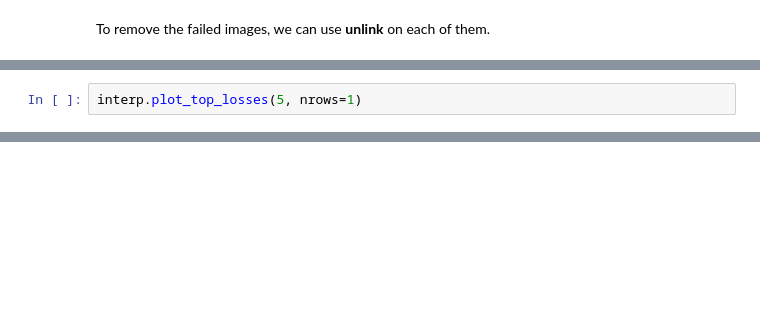
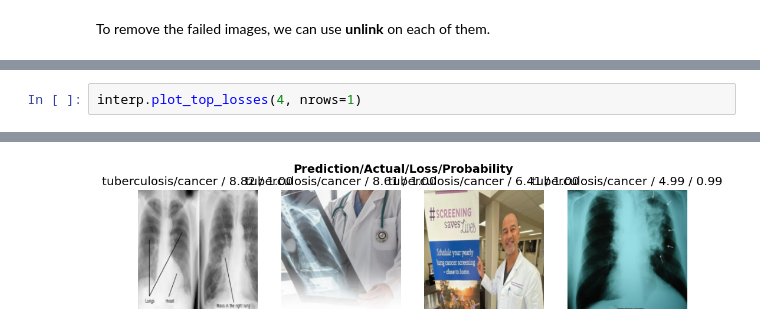
Before and after one commit to Kowallskiy/Deep_Learning_Fastai, a Jupyter notebook: Deep_Learning.ipynb, the cells around one changed output, grey strips where cells are left out. Drawn from its saved outputs; the diff is of its cells as text; blank space fills up the shorter version.

```diff
--- a/Deep_Learning.ipynb
+++ b/Deep_Learning.ipynb
@@ -58,2 +66,3 @@ interp.plot_confusion_matrix()
 # %%
-interp.plot_top_losses(5, nrows=1)
+interp.plot_top_losses(4, nrows=1)
+# %% [output]
@@ -60,3 +70,4 @@ interp.plot_top_losses(5, nrows=1)
+[figure, added]
 # %%
 cleaner = ImageClassifierCleaner(learn)
 cleaner
```
Also changed, not shown: parts of 13 cells of this notebook.
